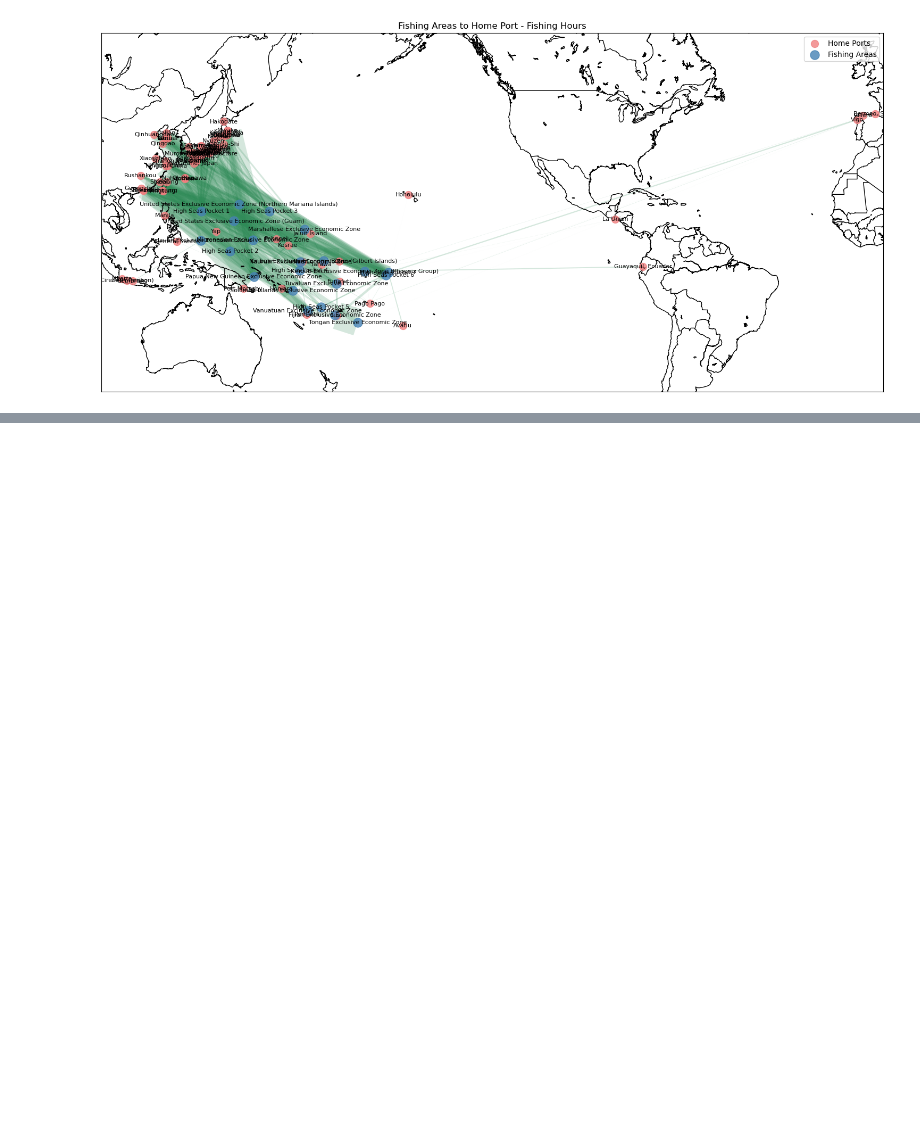
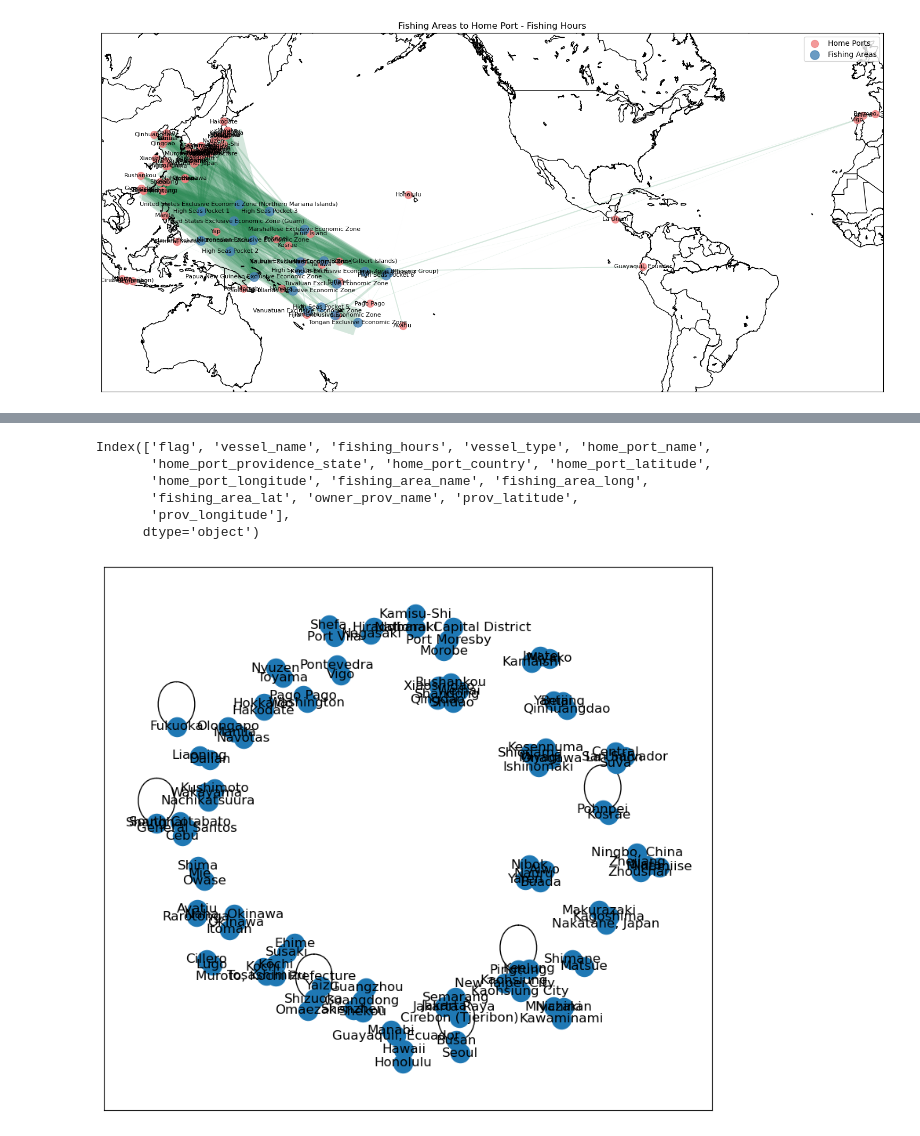
Before and after one commit to ek976/network_analytics_project, a Jupyter notebook: code/geo_network_mapping.ipynb, the cells around one changed output, grey strips where cells are left out. Cells and saved outputs as stored; diff of their text form; code cells hidden in the pictures; blank space fills up the shorter version.

```diff
--- a/code/geo_network_mapping.ipynb
+++ b/code/geo_network_mapping.ipynb
@@ -164,0 +228,14 @@ plt.show()
+# %%
+import geopandas as gpd
+from shapely.geometry import Point
+
+# Load the province/state shape file
+provinces = gpd.read_file('geo_files/ne_10m_admin_1_states_provinces/ne_10m_admin_1_states_provinces.shp')
+# keep only the columsn we want
+provinces = provinces[['name', 'iso_a2','geometry']]
+
+# Convert points to GeoDataFrame
+geometry = [Point(xy) for xy in zip(all_data.owner_longitude, all_data.owner_latitude)]
+geo_data = gpd.GeoDataFrame(all_data, geometry=geometry, crs="EPSG:4326")
+
+print(geo_data)
@@ -164,0 +260,5 @@ plt.show()
+# %%
+# spatial join
+all_data_geo = gpd.sjoin(geo_data, provinces, how="left", predicate="within")
+print(len(all_data_geo))
+print(all_data_geo.isna().sum())
@@ -164,0 +335,32 @@ plt.show()
+# %%
+# clean up the columns
+owner_hp_area_df = all_data_geo[['flag', 'vessel_name', 'fishing_hours', 'vessel_type',
+        'home_port_name','home_port_providence_state', 'home_port_country', 'home_port_latitude','home_port_longitude',
+        'GEONAME', 'fishing_area_long', 'fishing_area_lat',
+        'admin_name', 'prov_latitude','prov_longitude']]
+
+# clean up the column names after the merges
+owner_hp_area_df.columns = ['flag', 'vessel_name', 'fishing_hours', 'vessel_type', 'home_port_name',
+       'home_port_providence_state', 'home_port_country', 'home_port_latitude',
+       'home_port_longitude', 'fishing_area_name', 'fishing_area_long',
+       'fishing_area_lat', 'owner_prov_name', 'prov_latitude', 'prov_longitude']
+
+print(owner_hp_area_df.columns)
+
+# drop columsn where prov_latitude and prov_longitude are NaN
+owner_hp_area_df = owner_hp_area_df[owner_hp_area_df['prov_latitude'].notna()]
+# %% [output]
+Index(['flag', 'vessel_name', 'fishing_hours', 'vessel_type', 'home_port_name',
+       'home_port_providence_state', 'home_port_country', 'home_port_latitude',
+       'home_port_longitude', 'fishing_area_name', 'fishing_area_long',
+       'fishing_area_lat', 'owner_prov_name', 'prov_latitude',
+       'prov_longitude'],
+      dtype='object')
+# %%
+G = nx.from_pandas_edgelist(owner_hp_area_df, source = 'home_port_name', target = 'owner_prov_name')
+
+plt.figure(figsize = (10,9))
+nx.draw_networkx(G)
+plt.show()
+# %% [output]
+[figure, added]
```
Also changed, not shown: parts of 12 cells of this notebook, 2 other files.
